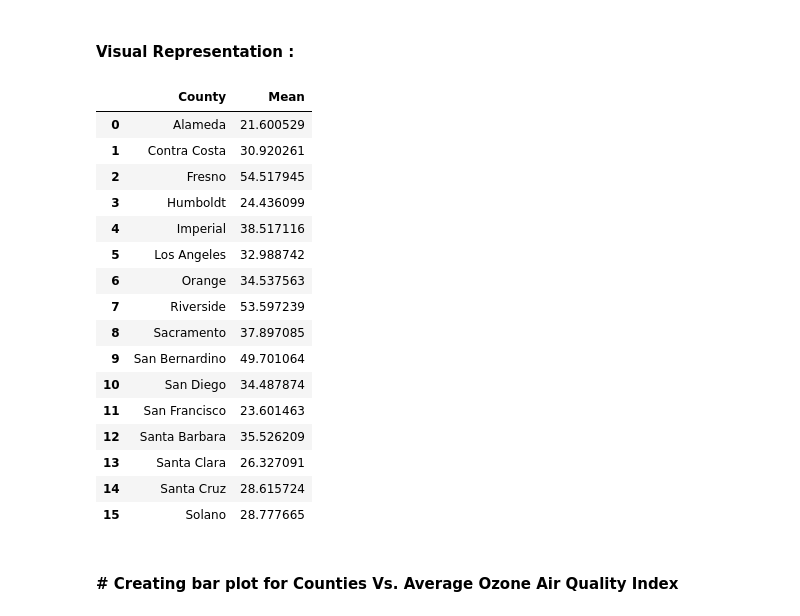
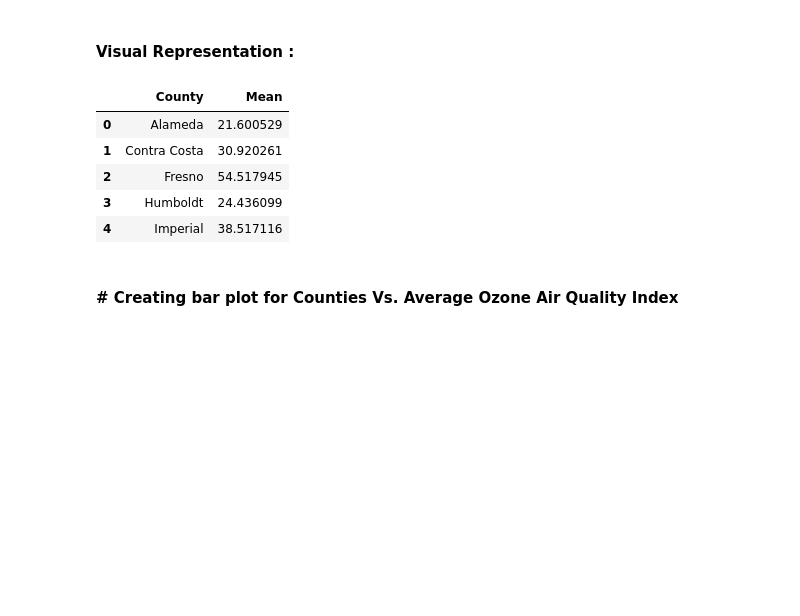
Before and after one commit to dalismo/Project-1, a Jupyter notebook: mq_statistical_analysis_O3.ipynb, the cells around one changed output. Drawn from its saved outputs; the diff is of its cells as text; code cells hidden in the pictures; blank space fills up the shorter version.

```diff
--- a/mq_statistical_analysis_O3.ipynb
+++ b/mq_statistical_analysis_O3.ipynb
@@ -78,26 +78,15 @@ O3_df.head()
 # %%
 # Creating dataframe for two columns for plotting
 
 max_o3_aqi_df = O3_df[['County', 'Mean']]
-max_o3_aqi_df
+max_o3_aqi_df.head()
 # %% [output]
 |  | County | Mean |
 | 0 | Alameda | 21.600529 |
 | 1 | Contra Costa | 30.920261 |
 | 2 | Fresno | 54.517945 |
 | 3 | Humboldt | 24.436099 |
 | 4 | Imperial | 38.517116 |
-| 5 | Los Angeles | 32.988742 |
-| 6 | Orange | 34.537563 |
-| 7 | Riverside | 53.597239 |
-| 8 | Sacramento | 37.897085 |
-| 9 | San Bernardino | 49.701064 |
-| 10 | San Diego | 34.487874 |
-| 11 | San Francisco | 23.601463 |
-| 12 | Santa Barbara | 35.526209 |
-| 13 | Santa Clara | 26.327091 |
-| 14 | Santa Cruz | 28.615724 |
-| 15 | Solano | 28.777665 |
 # %% [markdown]
 #### # Creating bar plot for Counties Vs. Average Ozone Air Quality Index
 # %%
```
Also changed, not shown: parts of 1 cell of this notebook, 3 other files.
